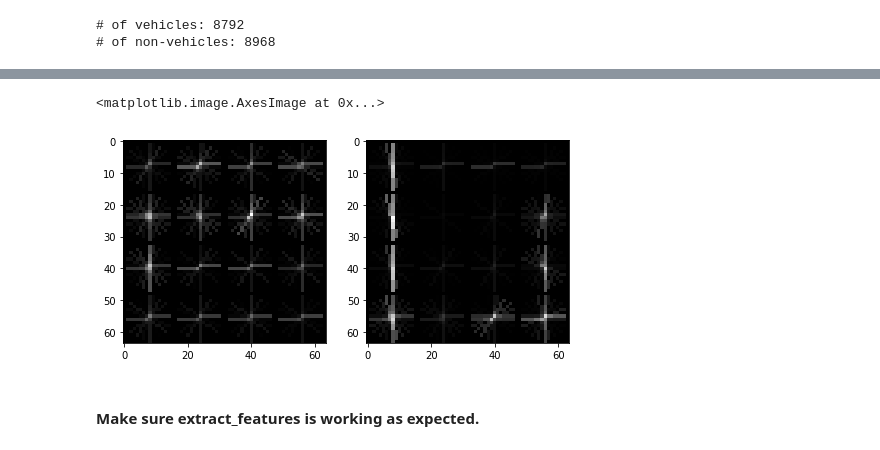
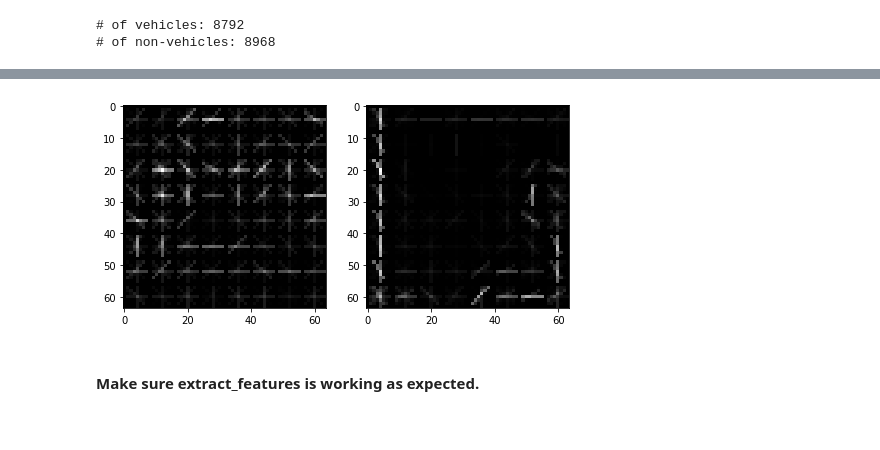
Before and after one commit to kevinwestern/CarND-Vehicle-Detection, a Jupyter notebook: project.ipynb, the cells around one changed output, grey strips where cells are left out. Drawn from its saved outputs; the diff is of its cells as text; code cells hidden in the pictures.

```diff
--- a/project.ipynb
+++ b/project.ipynb
@@ -109,10 +107,10 @@ vehicles = get_vehicles()
 non_vehicles = get_non_vehicles()
 
 vehicle = cv2.cvtColor(cv2.imread(vehicles[0]), cv2.COLOR_RGB2YCrCb)
-vehicle_features, vehicle_hog_image = get_hog_features(vehicle[:,:,2], 11, 16, 2, vis=True)
+vehicle_features, vehicle_hog_image = get_hog_features(vehicle[:,:,2], 8, 8, 2, vis=True)
 
 non_vehicle = cv2.cvtColor(cv2.imread(non_vehicles[0]), cv2.COLOR_RGB2YCrCb)
-non_vehicle_features, non_vehicle_hog_image = get_hog_features(non_vehicle[:,:,2], 11, 16, 2, vis=True)
+non_vehicle_features, non_vehicle_hog_image = get_hog_features(non_vehicle[:,:,2], 8, 8, 2, vis=True)
 
 print('# of vehicles: %d' % len(vehicles))
 print('# of non-vehicles: %d' % len(non_vehicles))
@@ -129,5 +126,4 @@ ax[1].imshow(non_vehicle_hog_image, cmap='gray')
-<matplotlib.image.AxesImage at 0x...>
-[figure, old version]
+[figure, new version]
 # %% [markdown]
 #### Make sure extract_features is working as expected.
 # %%
```
Also changed, not shown: parts of 15 cells of this notebook, 1 other file.
